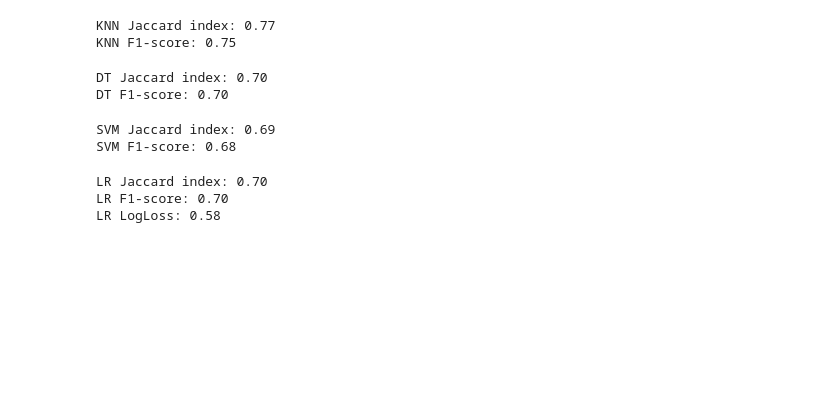
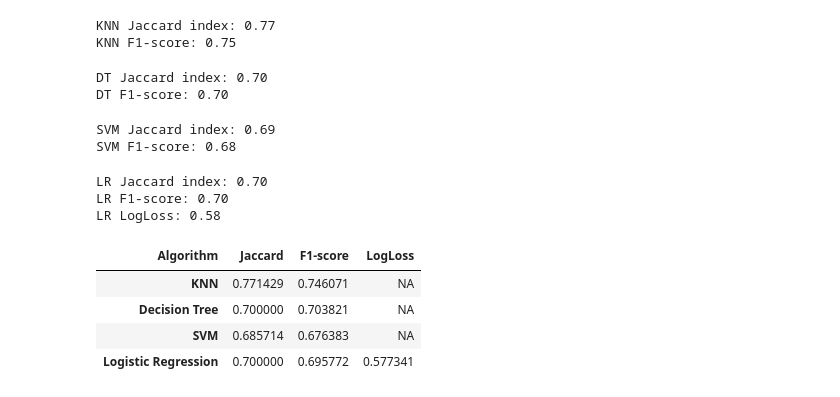
Before and after one commit to Bhuvi520/Bank_loan-classifier, a Jupyter notebook: Final Project.ipynb, the cells around one changed output. Drawn from its saved outputs; the diff is of its cells as text; code cells hidden in the pictures; blank space fills up the shorter version.

```diff
--- a/Final Project.ipynb
+++ b/Final Project.ipynb
@@ -508,3 +519,11 @@ df.columns = ['Jaccard']
 df.insert(loc=1, column='F1-score', value=list_fs)
 df.insert(loc=2, column='LogLoss', value=list_ll)
 df.columns.name = 'Algorithm'
+# %%
+df
+# %% [output]
+| Algorithm | Jaccard | F1-score | LogLoss |
+| KNN | 0.771429 | 0.746071 | NA |
+| Decision Tree | 0.700000 | 0.703821 | NA |
+| SVM | 0.685714 | 0.676383 | NA |
+| Logistic Regression | 0.700000 | 0.695772 | 0.577341 |
```
Also changed, not shown: parts of 8 cells of this notebook.
